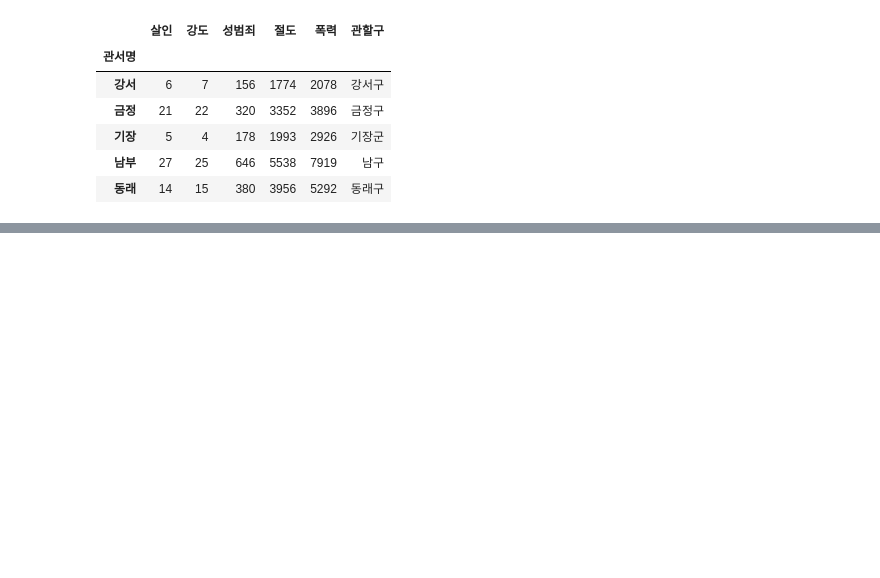
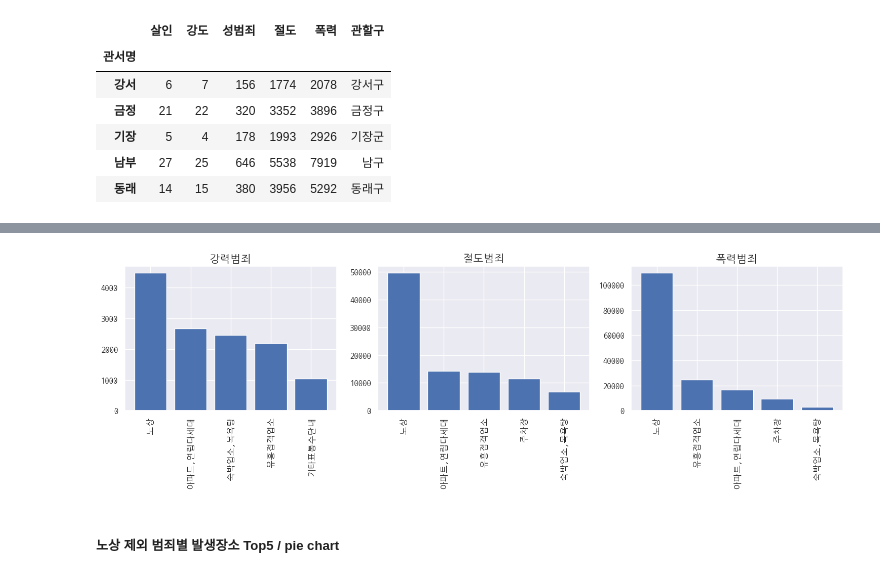
Before and after one commit to hyanyul/python-analysis-2024, a Jupyter notebook: codingTest/부산_5대_범죄_시각화.ipynb, the cells around one changed output, grey strips where cells are left out. Drawn from its saved outputs; the diff is of its cells as text; code cells hidden in the pictures; blank space fills up the shorter version.

```diff
--- a/codingTest/부산_5대_범죄_시각화.ipynb
+++ b/codingTest/부산_5대_범죄_시각화.ipynb
@@ -161,0 +264,5 @@ popDf = pd.read
+# %%
+# 범죄별로 데이터 합치기
+criAreaData = criAreaData.groupby(['범죄대분류']).sum()
+criAreaData = criAreaData.drop(index=0, axis=0).drop(['범죄중분류'], axis=1)
+criAreaData
@@ -161,0 +276,22 @@ popDf = pd.read
+# %%
+# 막대 그래프 그리기
+plt.figure(figsize=(15, 5))
+
+for i in range(len(criAreaData.index)):
+    aList = criAreaData.iloc[i].sort_values(ascending=False)
+    top5AList = aList.nlargest(5)
+    idx = top5AList.index
+    val = top5AList.values
+
+    plt.subplot(1, len(criAreaData.index), i+1)
+    plt.bar(idx, val)
+    plt.title(criAreaData.index[i], fontsize=15)
+    plt.xticks(rotation=90, fontsize=12)
+    plt.yticks(fontsize=12)
+
+plt.tight_layout()
+plt.show()
+# %% [output]
+[figure, added]
+# %% [markdown]
+##### 노상 제외 범죄별 발생장소 Top5 / pie chart
```
Also changed, not shown: parts of 28 cells of this notebook, 4 other files.
